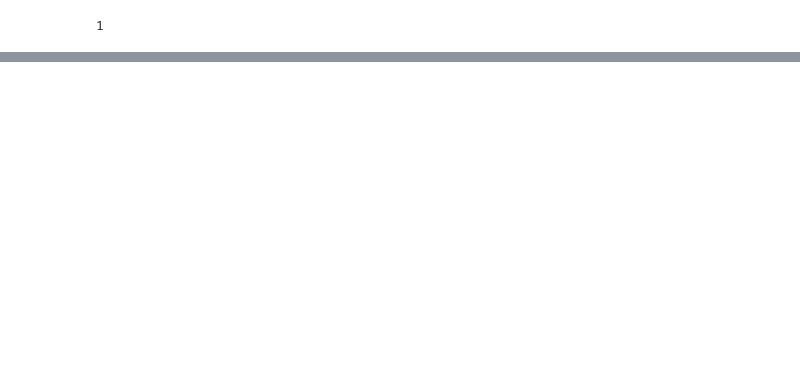
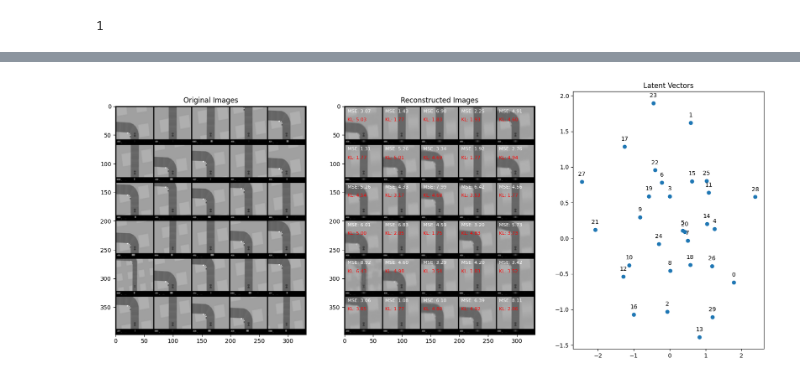
Before and after one commit to Dean-vA/World-Models, a Jupyter notebook: worldmodels1/notebooks/explore_data.ipynb, the cells around one changed output, grey strips where cells are left out. Saved outputs shown, nothing was run; the diff lists cells and outputs as text; code cells hidden in the pictures; blank space fills up the shorter version.

Commit message:
latent data collection

```diff
--- a/worldmodels1/notebooks/explore_data.ipynb
+++ b/worldmodels1/notebooks/explore_data.ipynb
@@ -71,5 +114,16 @@ import torch
 import numpy as np
 import matplotlib.pyplot as plt
 from torchvision.utils import make_grid
-from ..src.worldmodels1.cnnvae import VAE
+from worldmodels1.src.worldmodels1.cnnvae import VAE
+
+vae = VAE()
+# Load the state_dict into CPU memory
+state_dict = torch.load('../vae2.pth', map_location='cpu')
+
+# Remove 'module.' prefix from state_dict keys
+new_state_dict = {k.replace("module.", ""): v for k, v in state_dict.items()}
+
+# Load the modified state_dict into the model
+vae.load_state_dict(new_state_dict)
+vae.eval()
 # %% [output]
@@ -78,0 +143,5 @@ vae = VAE()
+# %%
+if torch.cuda.is_available():
+    device = torch.device('cuda')
+    vae = vae.to(device)
+    print("Using GPU")
@@ -78,0 +150,79 @@ vae = VAE()
+# %%
+# Take the states (images) from a random episode's data
+episode_idx = np.random.randint(len(data))
+print(f"Episode {episode_idx} is selected")
+episode_data = data[episode_idx]
+states = [x[0] for x in episode_data]
+
+# Randomly sample 30 images
+random_indices = np.random.choice(len(states), size=30, replace=False)
+random_samples = [states[i] for i in random_indices]
+random_samples = np.array(random_samples)
+# Ensure random_samples has shape [batch_size, height, width]
+# Add channel dimension
+random_samples = np.expand_dims(random_samples, axis=1)
+
+# Convert to PyTorch tensor and normalize to range [0, 1]
+random_samples_tensor = torch.tensor(random_samples, dtype=torch.float32)/255.
+
+# Move tensor to the appropriate device
+random_samples_tensor = random_samples_tensor.to(device)
+
+with torch.no_grad():
+    reconstructed, mu, logvar = vae(random_samples_tensor)
+
+# Convert tensors back to numpy for plotting
+reconstructed = reconstructed.cpu().numpy()
+mu = mu.cpu().numpy()
+logvar = logvar.cpu().numpy()
+
+# Calculate reconstruction loss (MSE) for each image
+reconstruction_loss = np.sum((random_samples/255. - reconstructed)**2, axis=(1, 2, 3))
+# Calculate KL divergence loss for each image
+kl_loss = -0.5 * np.sum(1 + logvar - np.square(mu) - np.exp(logvar), axis=1)
+
+plt.figure(figsize=(20, 8))
+
+# Plotting original images
+plt.subplot(1, 3, 1)
+plt.title('Original Images')
+grid_img = make_grid(torch.tensor(random_samples), nrow=5)
+plt.imshow(np.transpose(grid_img, (1, 2, 0)))
+
+# Plotting reconstructed images
+plt.subplot(1, 3, 2)
+plt.title('Reconstructed Images')
+grid_img_reconstructed = make_grid(torch.tensor(reconstructed), nrow=5)
+plt.imshow(np.transpose(grid_img_reconstructed, (1, 2, 0)))
+
+# Calculate position for annotations
+img_size = 64  # Assuming each image is 64x64
+grid_size = 5  # 5 images in a row
+padding = 2  # Default padding in make_grid
+
+# Annotate with Reconstruction loss and KL loss
+for i, (rec_loss, kl) in enumerate(zip(reconstruction_loss, kl_loss)):
+    row = i // grid_size
+    col = i % grid_size
+    x_text = col * (img_size + padding)
+    y_text = row * (img_size + padding)
+    plt.text(x_text + 5, y_text + 5, f"MSE: {rec_loss:.2f}", color='white', fontsize=8, ha='left', va='top')
+    plt.text(x_text + 5, y_text + 20, f"KL: {kl:.2f}", color='red', fontsize=8, ha='left', va='top')
+
+# Plotting latent vectors
+plt.subplot(1, 3, 3)
+plt.title('Latent Vectors')
+latent = mu + np.exp(0.5 * logvar) * np.random.randn(*logvar.shape)
+scatter = plt.scatter(latent[:, 0], latent[:, 1])
+
+# Annotate each point
+for i, (x, y) in enumerate(latent[:, :2]):
+    plt.annotate(str(i), (x, y), textcoords="offset points", xytext=(0, 10), ha='center')
+
+# Show the plot
+plt.show()
+
+# print the mean of the losses
+print(f"Mean Reconstruction loss: {np.mean(reconstruction_loss):.2f}")
+print(f"Mean KL loss: {np.mean(kl_loss):.2f}")
+# %% [output]
@@ -78,0 +230 @@ vae = VAE()
+[figure, added]
```
Also changed, not shown: parts of 16 cells of this notebook, 6 other files.
